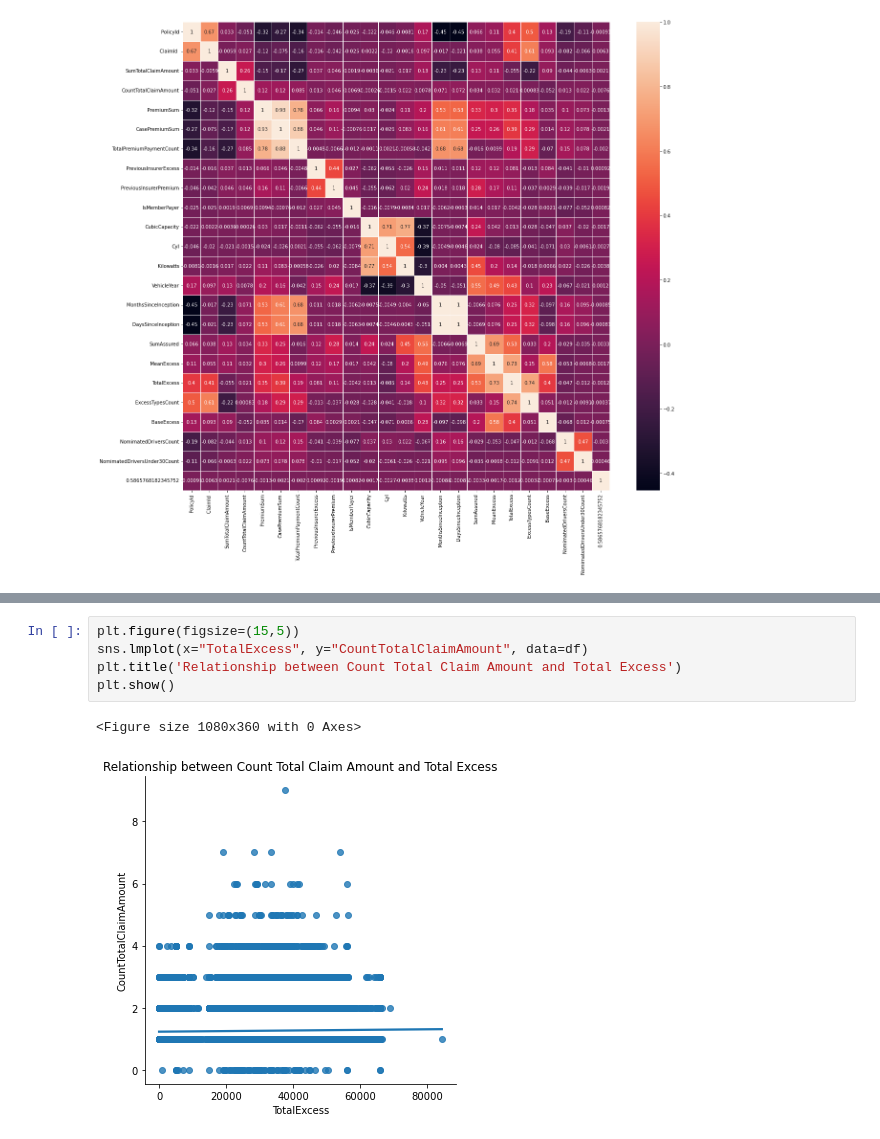
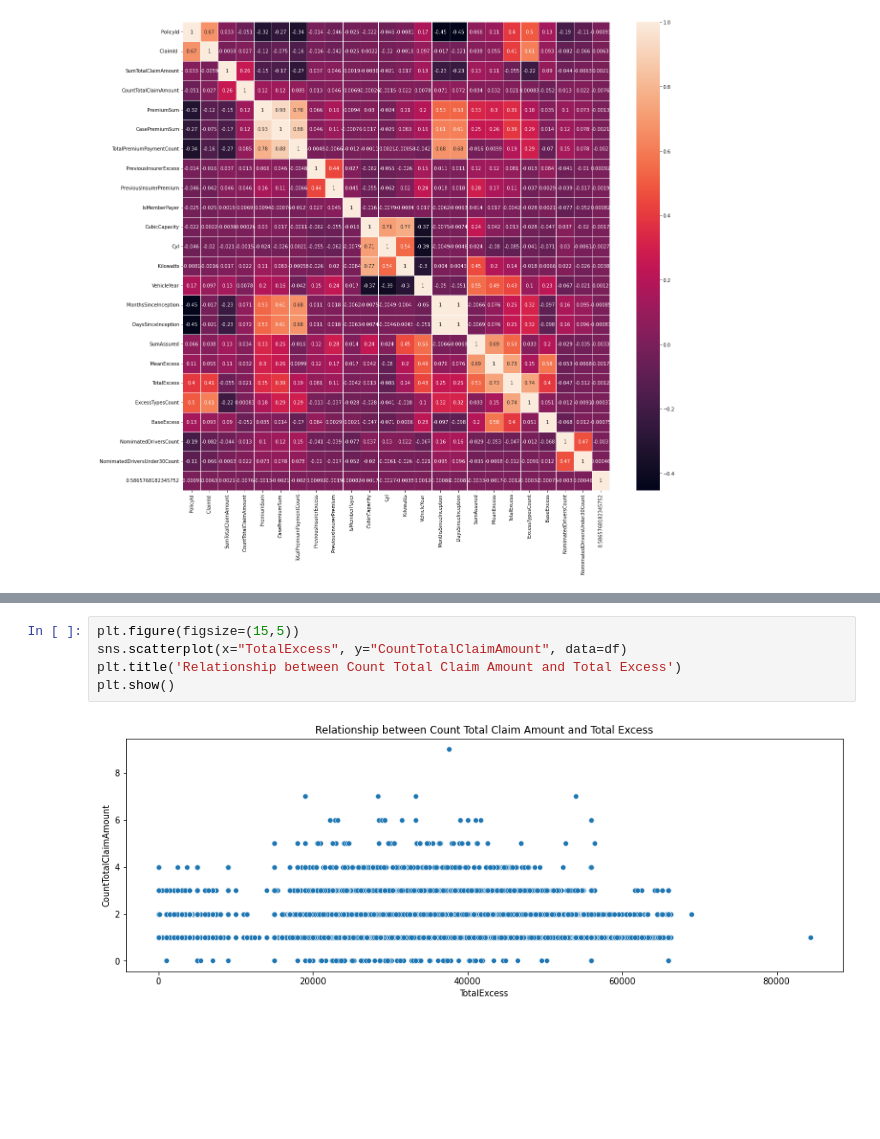
Before and after one commit to Pheelog/Insurance-Claim-Modelling, a Jupyter notebook: Insurance Claim Model.ipynb, the cells around one changed output, grey strips where cells are left out. Drawn from its saved outputs; the diff is of its cells as text; blank space fills up the shorter version.

```diff
--- a/Insurance Claim Model.ipynb
+++ b/Insurance Claim Model.ipynb
@@ -144,8 +139,7 @@ sns.heatmap(corr, annot=True, ax=ax, linewidths=1, xticklabels=True, yticklabels
 # %%
 plt.figure(figsize=(15,5))
-sns.lmplot(x="TotalExcess", y="CountTotalClaimAmount", data=df)
+sns.scatterplot(x="TotalExcess", y="CountTotalClaimAmount", data=df)
 plt.title('Relationship between Count Total Claim Amount and Total Excess')
 plt.show()
 # %% [output]
-<Figure size 1080x360 with 0 Axes>
-[figure, old version]
+[figure, new version]
```
Also changed, not shown: parts of 37 cells of this notebook.
